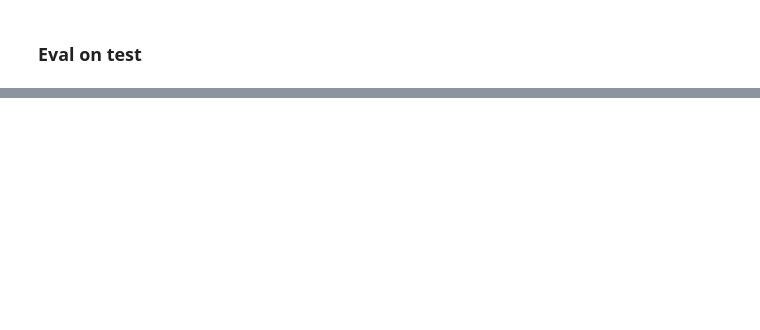
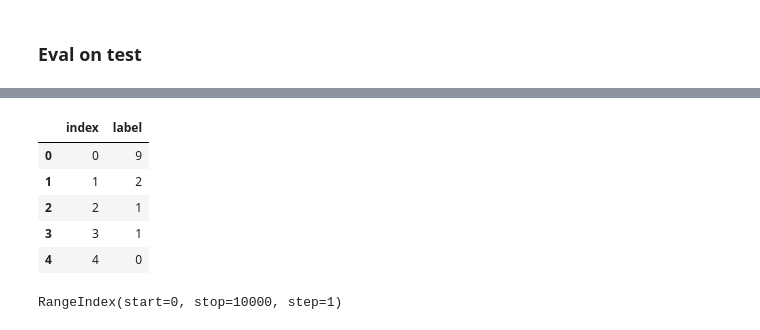
Before and after one commit to racousin/data_science_practice, a Jupyter notebook: website/public/modules/module7/exercise/module7_course.ipynb, the cells around one changed output, grey strips where cells are left out. Cells and saved outputs as stored; diff of their text form; code cells hidden in the pictures; blank space fills up the shorter version.

```diff
--- a/website/public/modules/module7/exercise/module7_course.ipynb
+++ b/website/public/modules/module7/exercise/module7_course.ipynb
@@ -403,7 +403,5 @@ plt.show()
 # %% [markdown]
 ### Eval on test
 # %%
-test_loss, test_acc = train_epoch(
-    model, test_loader, criterion, optimizer, device, is_training=False
-)
-print(f"Test Loss: {test_loss:.4f} - Test Acc: {test_acc:.2f}%")
+X_test = pd.read_csv('module7_exercise_test_features.csv')
+X_test_tensor = torch.tensor(X_test.values, dtype=torch.float32)
@@ -411,0 +408,25 @@ Test Loss: 0.0782 - Test Acc: 98.06%
+# %%
+model.eval()  # Set the model to evaluation mode
+with torch.no_grad():
+    predictions = model(X_test_tensor)
+# %%
+_, predicted_labels = torch.max(predictions, dim=1)
+# %%
+submission = pd.DataFrame({
+    'index': X_test.index,
+    'label': predicted_labels
+})
+
+submission.to_csv('submission.csv', index=False, sep=',')
+submission.head()
+# %% [output]
+|  | index | label |
+| 0 | 0 | 9 |
+| 1 | 1 | 2 |
+| 2 | 2 | 1 |
+| 3 | 3 | 1 |
+| 4 | 4 | 0 |
+# %%
+X_test.index
+# %% [output]
+RangeIndex(start=0, stop=10000, step=1)
```
Also changed, not shown: parts of 8 cells of this notebook, 6 other files.
